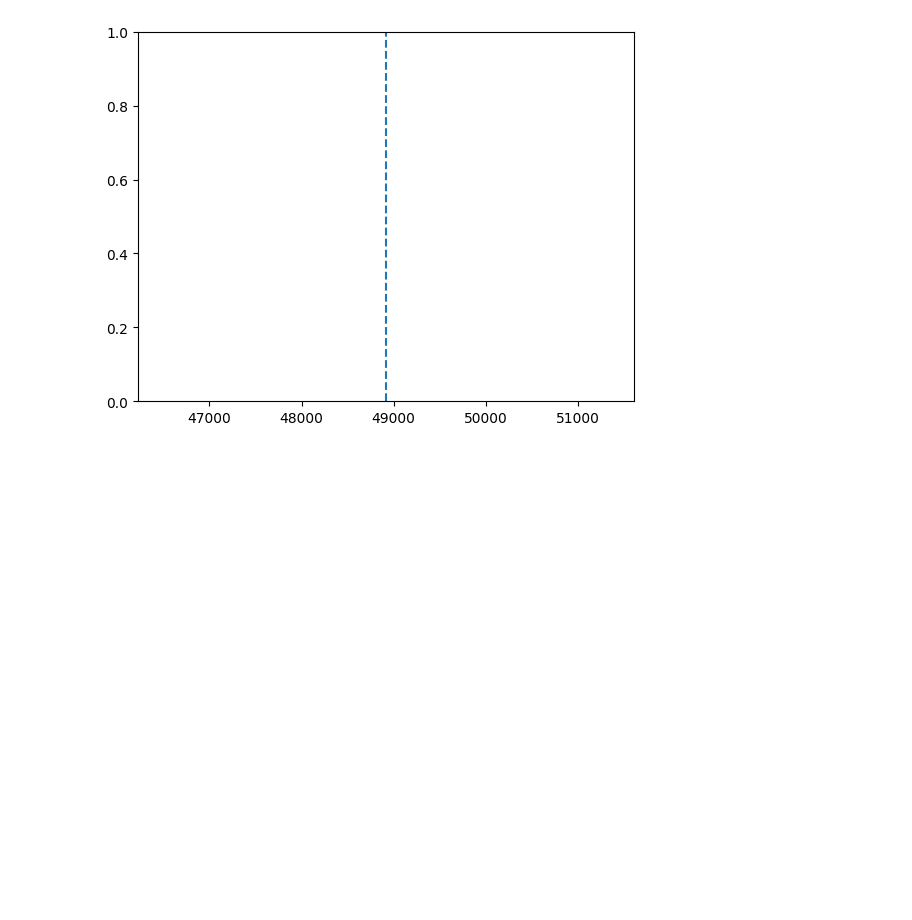
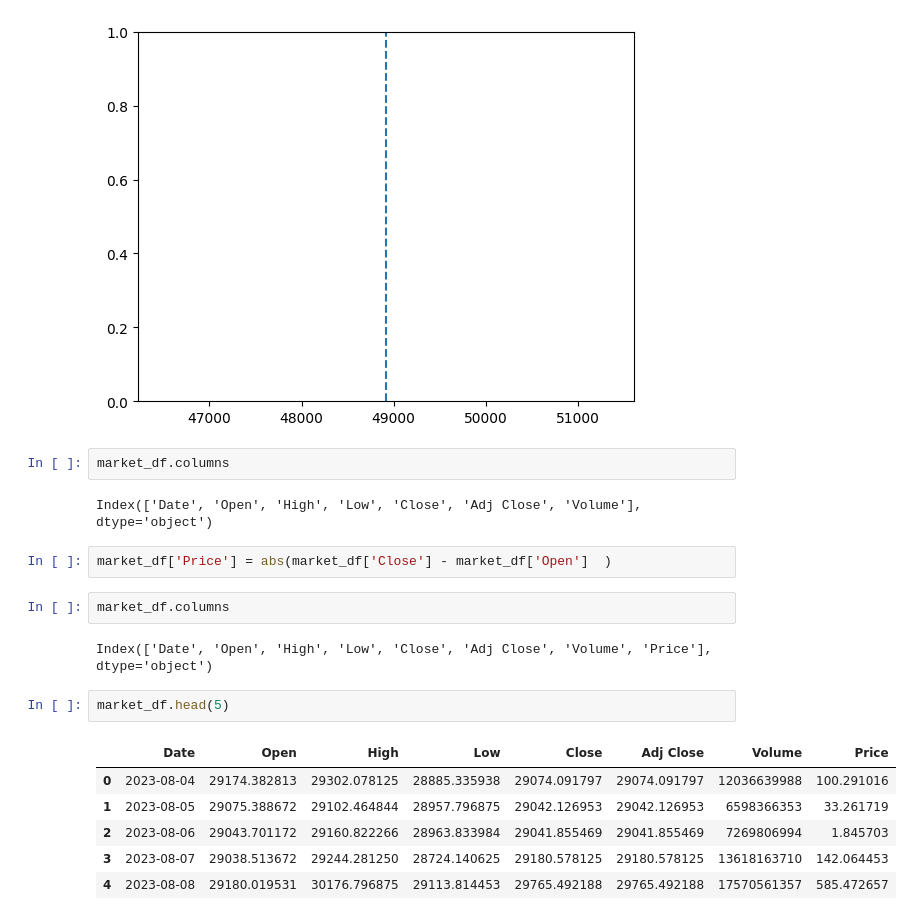
Before and after one commit to Mahdi-Miri/WorkOnData, a Jupyter notebook: WorkOnData.ipynb, the cells around one changed output. Saved outputs shown, nothing was run; the diff lists cells and outputs as text; blank space fills up the shorter version.

```diff
--- a/WorkOnData.ipynb
+++ b/WorkOnData.ipynb
@@ -214,3 +214,22 @@ plt.axvline(mean_price , linestyle = 'dashed')
 # %% [output]
 <matplotlib.lines.Line2D at 0x...>
 [figure]
+# %%
+market_df.columns
+# %% [output]
+Index(['Date', 'Open', 'High', 'Low', 'Close', 'Adj Close', 'Volume'], dtype='object')
+# %%
+market_df['Price'] = abs(market_df['Close'] - market_df['Open']  )
+# %%
+market_df.columns
+# %% [output]
+Index(['Date', 'Open', 'High', 'Low', 'Close', 'Adj Close', 'Volume', 'Price'], dtype='object')
+# %%
+market_df.head(5)
+# %% [output]
+|  | Date | Open | High | Low | Close | Adj Close | Volume | Price |
+| 0 | 2023-08-04 | 29174.382813 | 29302.078125 | 28885.335938 | 29074.091797 | 29074.091797 | 12036639988 | 100.291016 |
+| 1 | 2023-08-05 | 29075.388672 | 29102.464844 | 28957.796875 | 29042.126953 | 29042.126953 | 6598366353 | 33.261719 |
+| 2 | 2023-08-06 | 29043.701172 | 29160.822266 | 28963.833984 | 29041.855469 | 29041.855469 | 7269806994 | 1.845703 |
+| 3 | 2023-08-07 | 29038.513672 | 29244.281250 | 28724.140625 | 29180.578125 | 29180.578125 | 13618163710 | 142.064453 |
+| 4 | 2023-08-08 | 29180.019531 | 30176.796875 | 29113.814453 | 29765.492188 | 29765.492188 | 17570561357 | 585.472657 |
```
Also changed, not shown: parts of 1 cell of this notebook.
